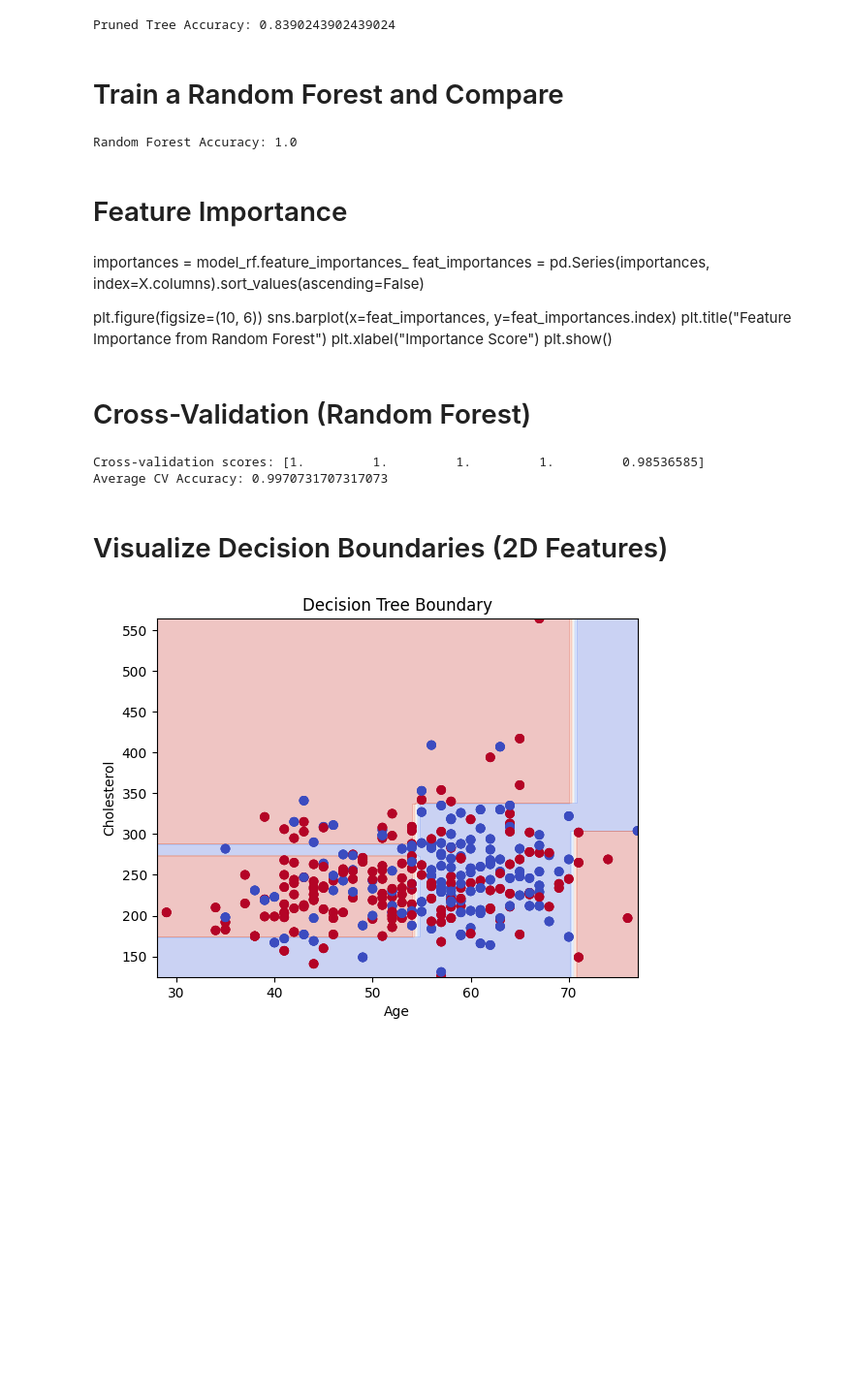
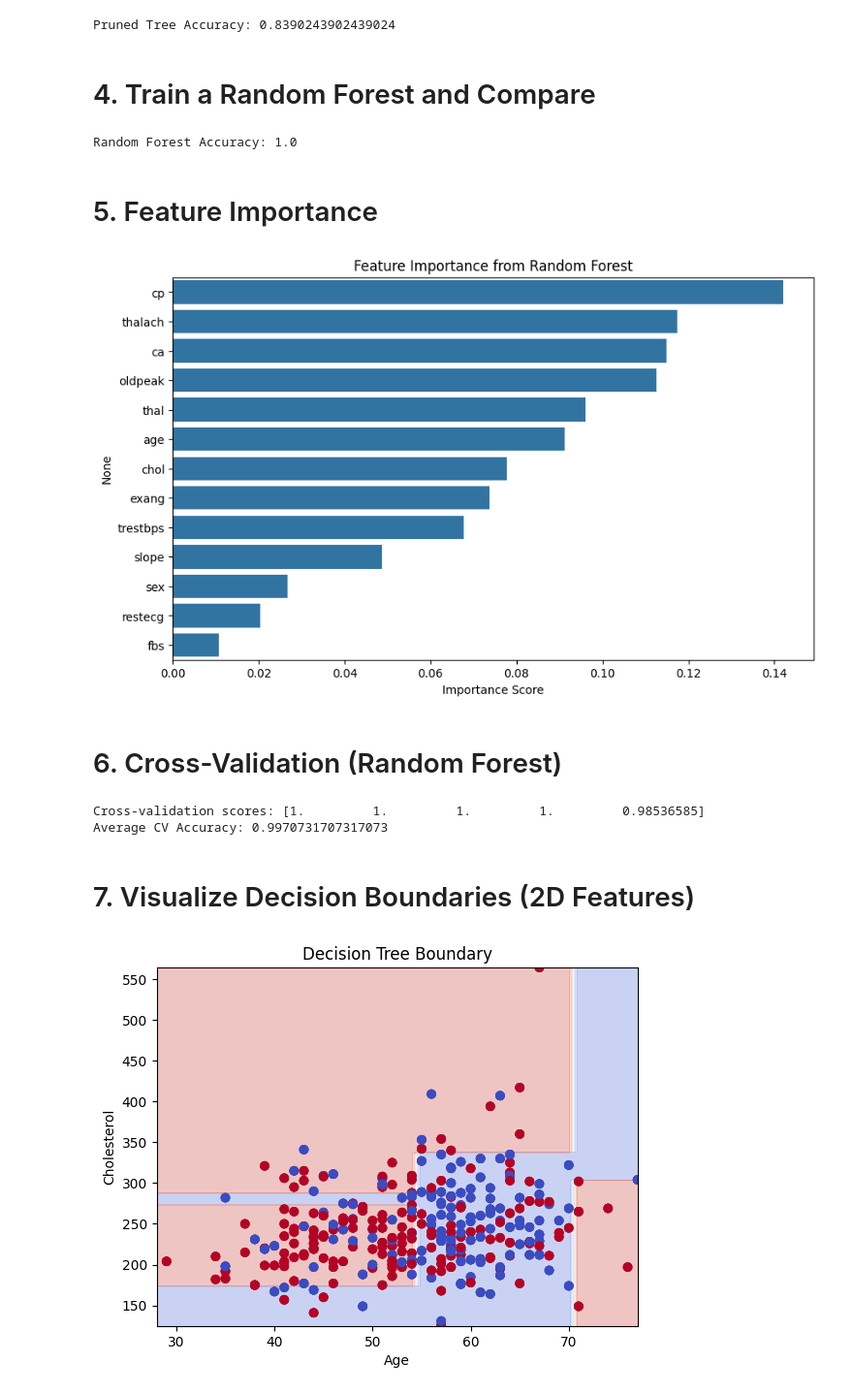
Before and after one commit to VinaySMVS/decision-tree-random-forest, a Jupyter notebook: task5 ElevantLabs.ipynb, the cells around one changed output. Shown at 97% size. Saved outputs shown, nothing was run; the diff lists cells and outputs as text; code cells hidden in the pictures; blank space fills up the shorter version.

```diff
--- a/task5 ElevantLabs.ipynb
+++ b/task5 ElevantLabs.ipynb
@@ -73,7 +79,7 @@ print("Pruned Tree Accuracy:", accuracy_score(y_test, y_pred_pruned))
 # %% [output]
 Pruned Tree Accuracy: 0.8390243902439024
 # %% [markdown]
-# Train a Random Forest and Compare
+# 4. Train a Random Forest and Compare
 # %%
 model_rf = RandomForestClassifier(n_estimators=100, random_state=42)
 model_rf.fit(X_train, y_train)
@@ -83,18 +89,20 @@ print("Random Forest Accuracy:", accuracy_score(y_test, y_pred_rf))
 # %% [output]
 Random Forest Accuracy: 1.0
 # %% [markdown]
-# Feature Importance
+# 5. Feature Importance
-# %% [markdown]
-importances = model_rf.feature_importances_
-feat_importances = pd.Series(importances, index=X.columns).sort_values(ascending=False)
-
-plt.figure(figsize=(10, 6))
-sns.barplot(x=feat_importances, y=feat_importances.index)
-plt.title("Feature Importance from Random Forest")
-plt.xlabel("Importance Score")
-plt.show()
+# %%
+importances = model_rf.feature_importances_
+feat_importances = pd.Series(importances, index=X.columns).sort_values(ascending=False)
+
+plt.figure(figsize=(10, 6))
+sns.barplot(x=feat_importances, y=feat_importances.index)
+plt.title("Feature Importance from Random Forest")
+plt.xlabel("Importance Score")
+plt.show()
+# %% [output]
+[figure, added]
 # %% [markdown]
-# Cross-Validation (Random Forest)
+# 6. Cross-Validation (Random Forest)
 # %%
 cv_scores = cross_val_score(model_rf, X, y, cv=5)
 print("Cross-validation scores:", cv_scores)
@@ -103,7 +111,7 @@ print("Average CV Accuracy:", cv_scores.mean())
 Cross-validation scores: [1.         1.         1.         1.         0.98536585]
 Average CV Accuracy: 0.9970731707317073
 # %% [markdown]
-# Visualize Decision Boundaries (2D Features)
+# 7. Visualize Decision Boundaries (2D Features)
 # %%
 # Pick only 2 numeric features (e.g., age and cholesterol)
 X_plot = df[['age', 'chol']]
```
Also changed, not shown: parts of 9 cells of this notebook.
